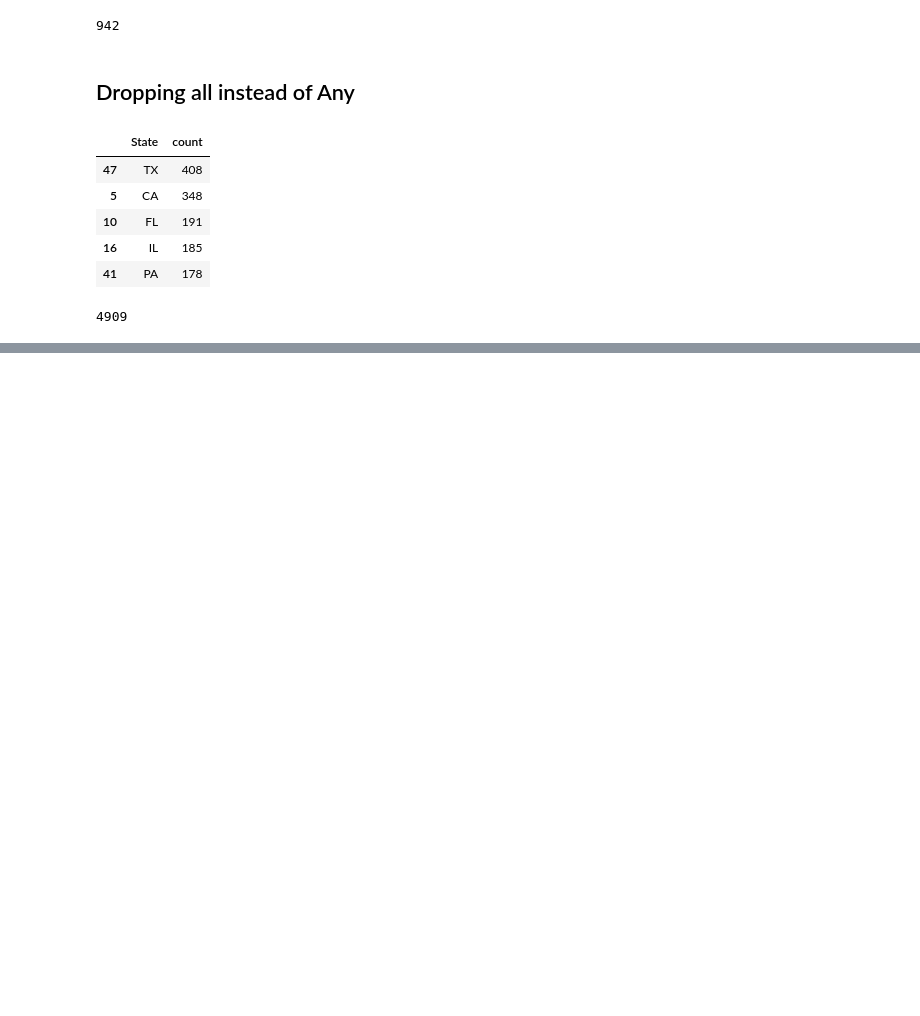
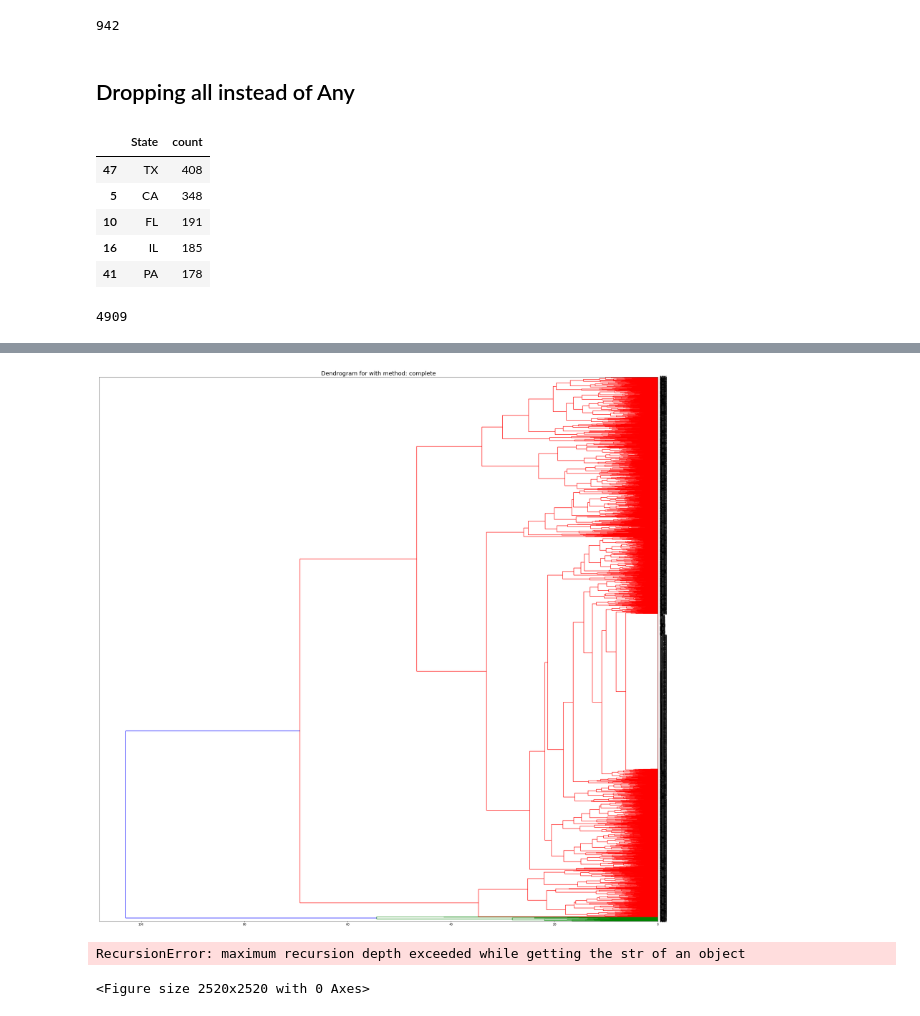
Before and after one commit to maringow/DataMiningGroupProject, a Jupyter notebook: data_prep_Venku.ipynb, the cells around one changed output, grey strips where cells are left out. Cells and saved outputs as stored; diff of their text form; code cells hidden in the pictures; blank space fills up the shorter version.

```diff
--- a/data_prep_Venku.ipynb
+++ b/data_prep_Venku.ipynb
@@ -521,0 +626,3 @@ rows_by_state_after_dropping_na_all['count'].sum()
+# %%
+subset_data = data[linear_score_col]
+subset_data.head()
@@ -521,0 +656,3 @@ rows_by_state_after_dropping_na_all['count'].sum()
+# %%
+subset_data = subset_data.apply(lambda x : x.fillna(x.mean()), axis=0)
+subset_data.head()
@@ -521,0 +666,22 @@ rows_by_state_after_dropping_na_all['count'].sum()
+# %%
+import matplotlib.pyplot as plt
+methods = ["complete","single"]#,"average", "weighted","centroid","ward"]
+for idx, method in enumerate(methods):
+    plt.figure(figsize=(35,35))
+
+
+    mergings = linkage(subset_data, method=method)
+
+    labels = fcluster(mergings, 120, criterion='distance')
+
+    dendrogram(mergings, leaf_rotation=0, leaf_font_size=10,
+               orientation="left"
+              )#orientation="left"
+
+    my_palette = plt.cm.get_cmap("Accent", 3)
+    plt.title("Dendrogram for with method: {0}".format(method), fontsize=20)
+    plt.show()
+# %% [output]
+[figure, added]
+RecursionError: maximum recursion depth exceeded while getting the str of an object
+<Figure size 2520x2520 with 0 Axes>
```
Also changed, not shown: parts of 10 cells of this notebook.
